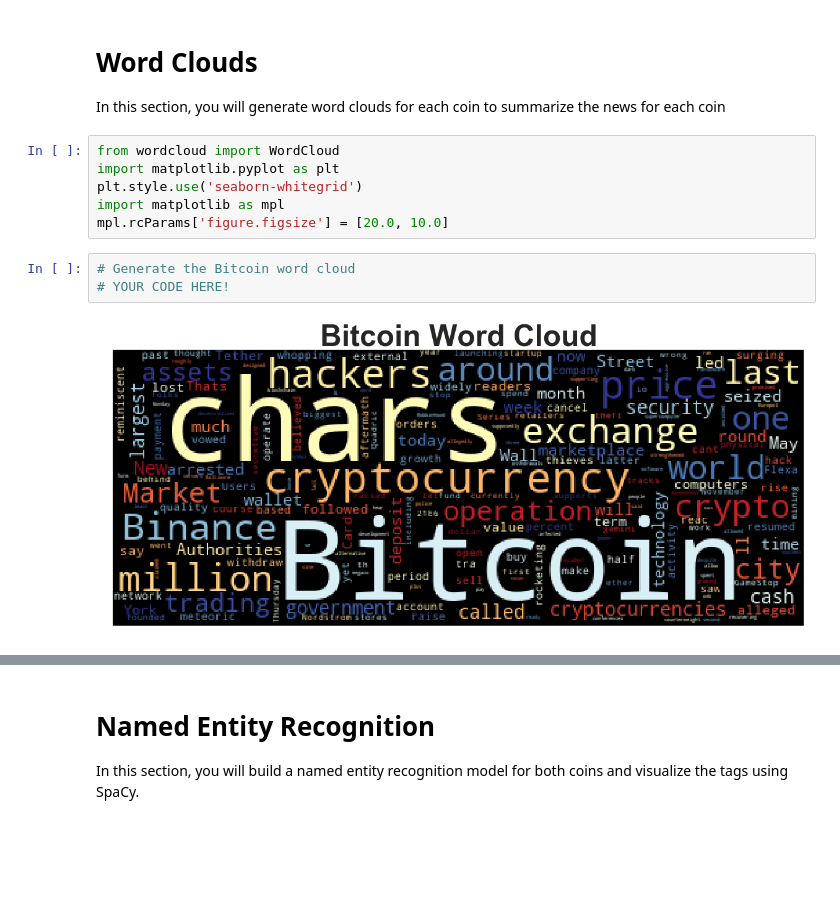
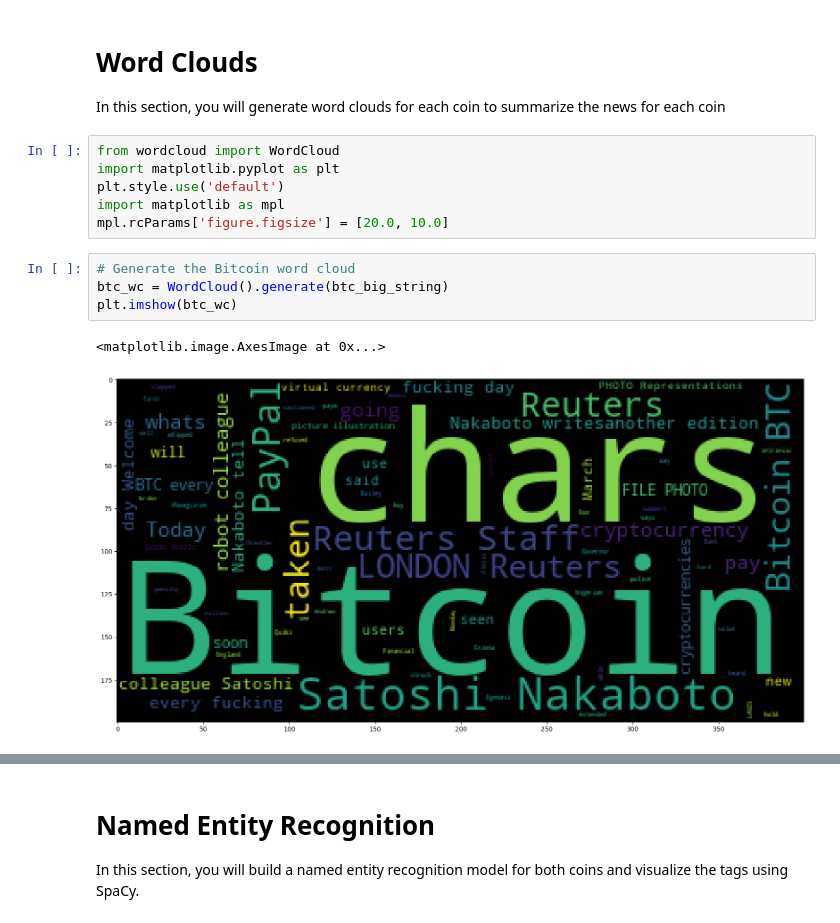
Before and after one commit to laguilar359/NLP-Homework, a Jupyter notebook: Solved_Code/crypto_sentiment-WorkingCopy2.ipynb, the cells around one changed output, grey strips where cells are left out. Saved outputs shown, nothing was run; the diff lists cells and outputs as text; blank space fills up the shorter version.

Commit message:
Completed Word Clouds and NER sections

```diff
--- a/Solved_Code/crypto_sentiment-WorkingCopy2.ipynb
+++ b/Solved_Code/crypto_sentiment-WorkingCopy2.ipynb
@@ -379,13 +379,15 @@ In this section, you will generate word clouds for each coin to summarize the ne
 # %%
 from wordcloud import WordCloud
 import matplotlib.pyplot as plt
-plt.style.use('seaborn-whitegrid')
+plt.style.use('default')
 import matplotlib as mpl
 mpl.rcParams['figure.figsize'] = [20.0, 10.0]
 # %%
 # Generate the Bitcoin word cloud
-# YOUR CODE HERE!
+btc_wc = WordCloud().generate(btc_big_string)
+plt.imshow(btc_wc)
 # %% [output]
+<matplotlib.image.AxesImage at 0x...>
-[figure, old version]
+[figure, new version]
 # %%
 # Generate the Ethereum word cloud
```
Also changed, not shown: parts of 13 cells of this notebook.
